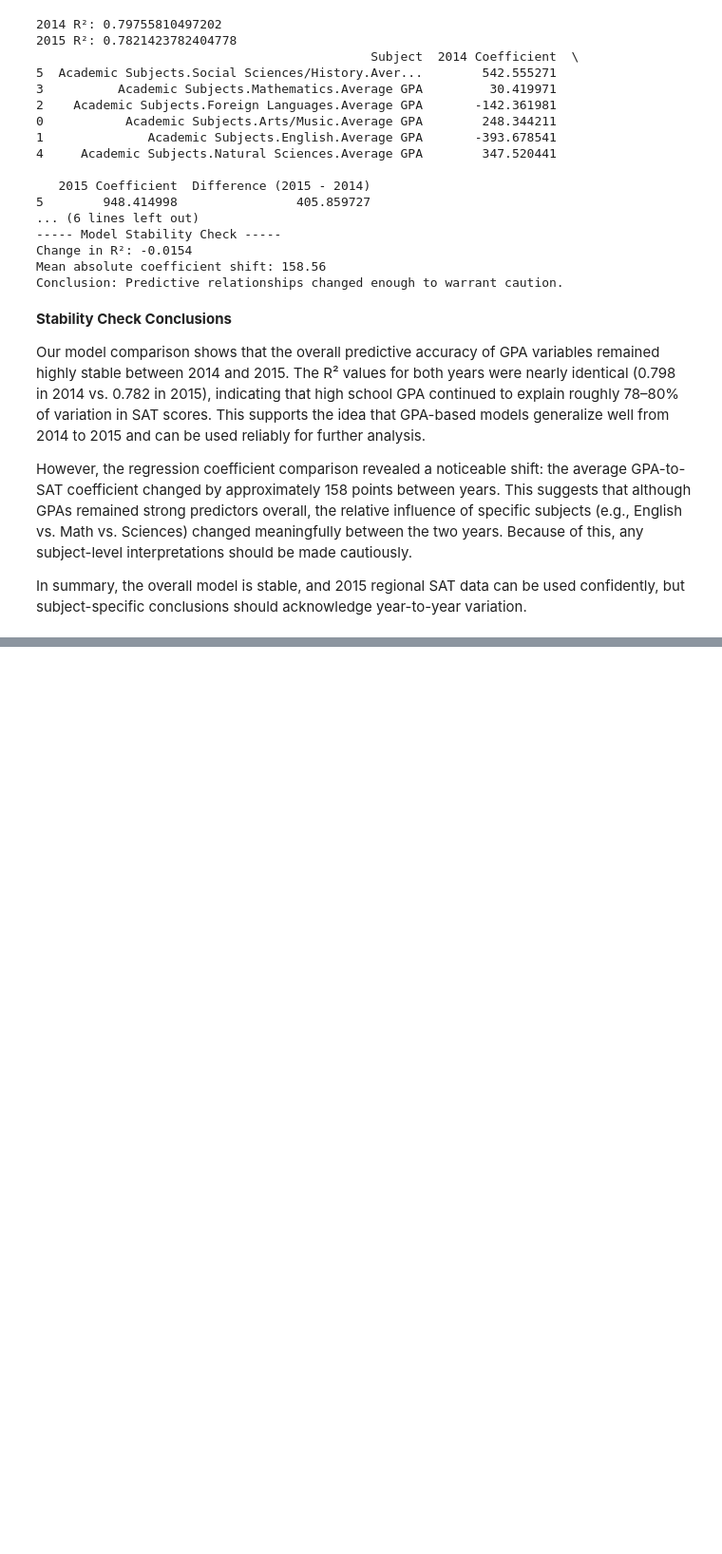
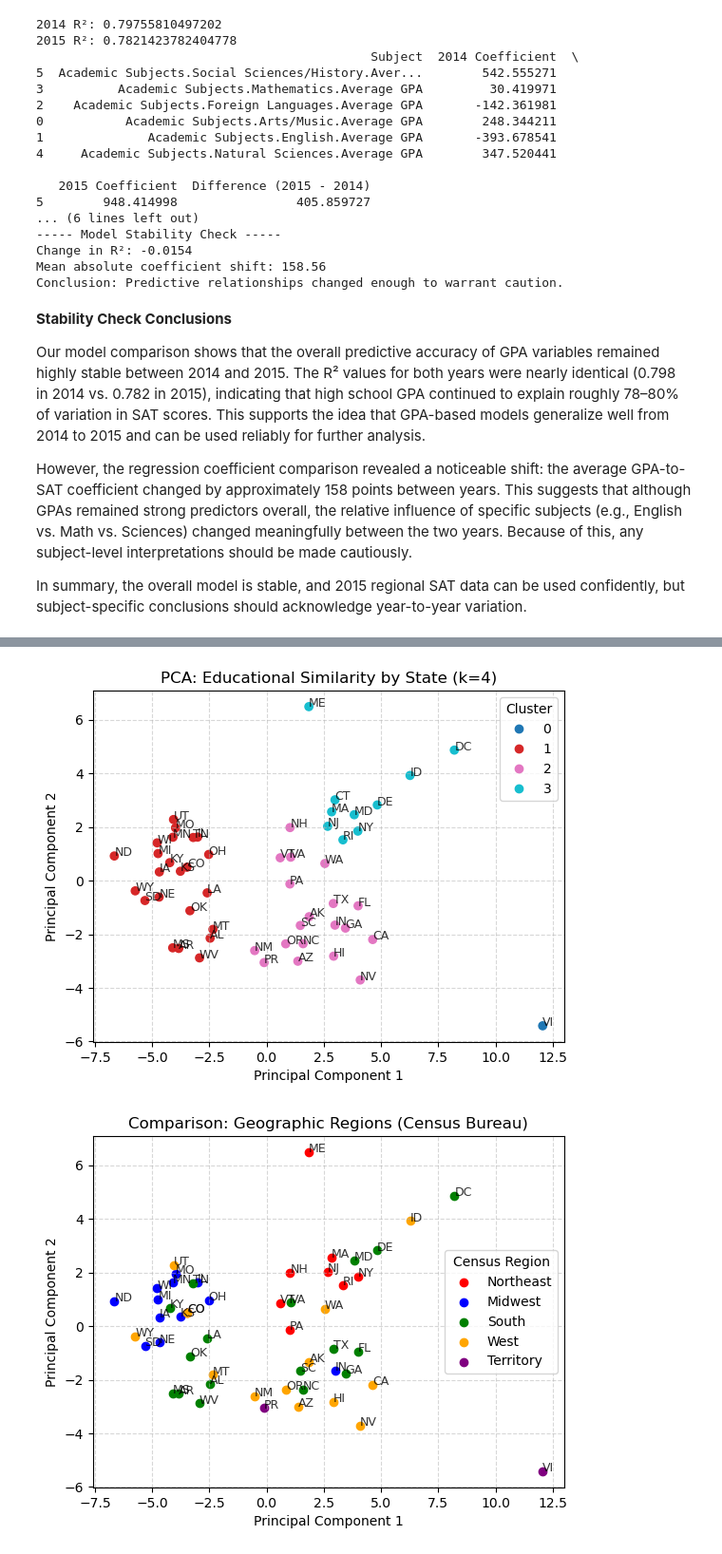
Before and after one commit to Cheyenne232025S/CMDA-3654-Project, a Jupyter notebook: notebooks/Project3.ipynb, the cells around one changed output, grey strips where cells are left out. Shown at 95% size. Saved outputs shown, nothing was run; the diff lists cells and outputs as text; code cells hidden in the pictures; blank space fills up the shorter version.

```diff
--- a/notebooks/Project3.ipynb
+++ b/notebooks/Project3.ipynb
@@ -301,0 +446,7 @@ In summary, the overall model is stable, and 2015 regional SAT data can be used
+# %%
+plot_clusters(4, norm)
+plot_clusters(4, norm, color_by_region=True)
+plot_clusters(5, norm)
+# %% [output]
+[figure, added]
+[figure, added]
```
Also changed, not shown: parts of 11 cells of this notebook, 1 other file.
